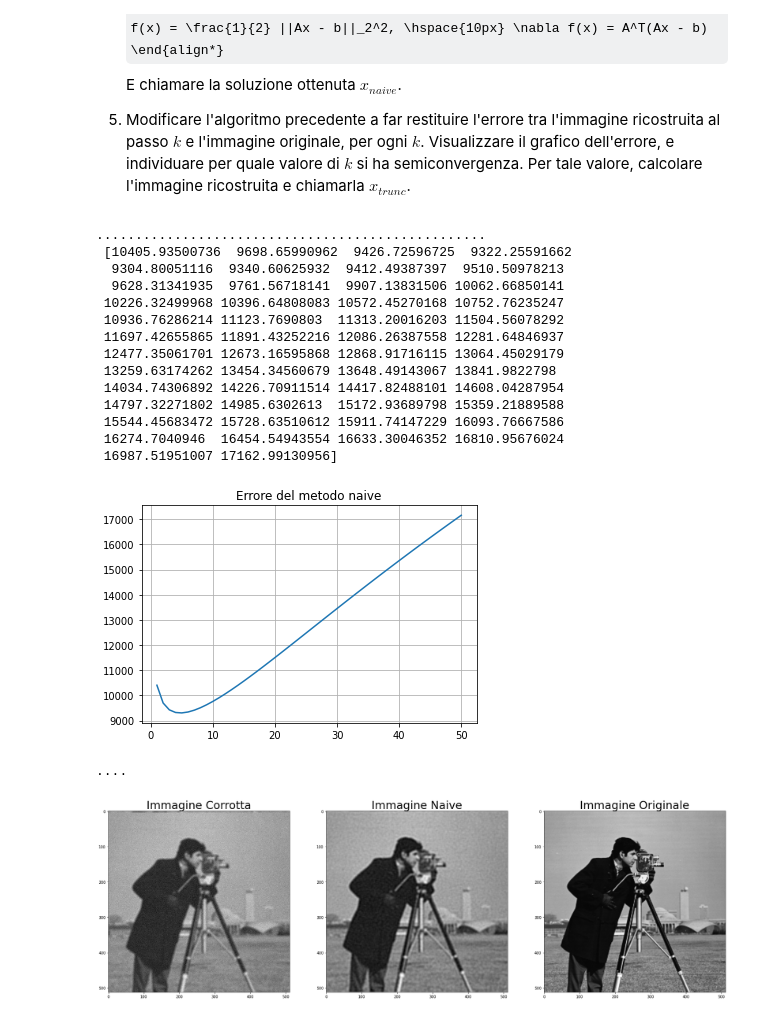
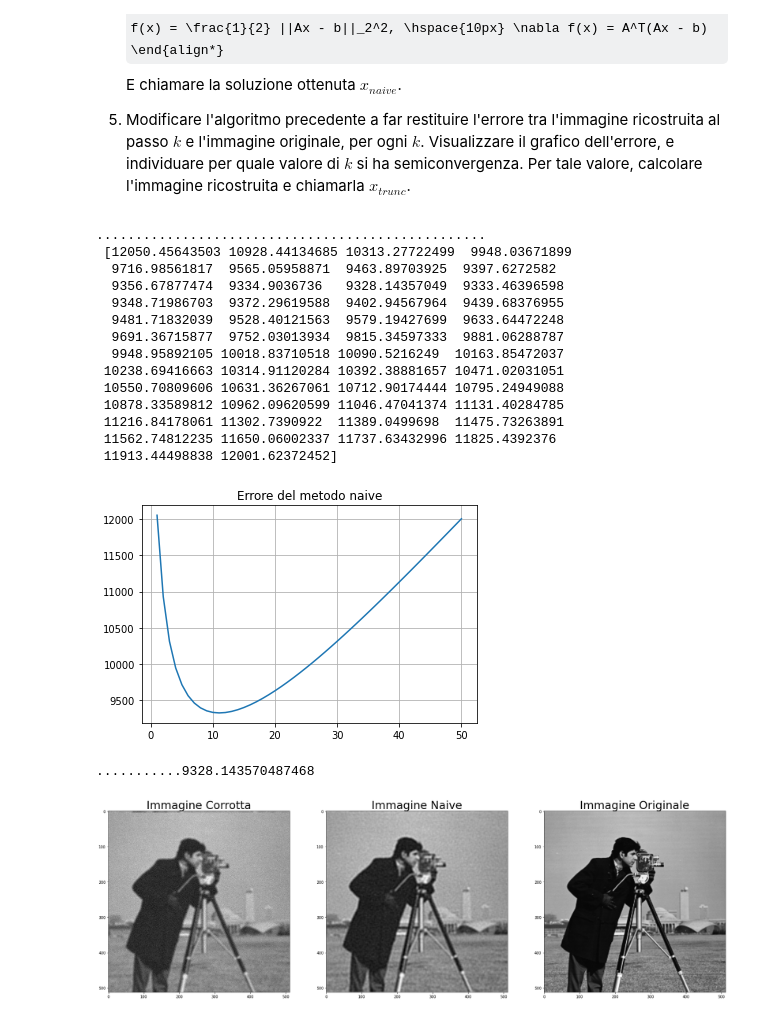
Before and after one commit to lucadonnoh/progetto-deblur, a Jupyter notebook: Progetto_Deblur_CN.ipynb, the cells around one changed output. Drawn from its saved outputs; the diff is of its cells as text; code cells hidden in the pictures; some formulas as TeX source.

```diff
--- a/Progetto_Deblur_CN.ipynb
+++ b/Progetto_Deblur_CN.ipynb
@@ -174,50 +174,51 @@ def minimize(x0, x_true, b, maxit, abstop):
     x = x + next_step(x, b, f, grad) * (-grad) # x + passo*direzione (-gradiente ovvero massima decrescita)
     grad = grad_f(x, b)
     err[k]  = np.linalg.norm(x_true - x)  #distanza con la norma2, prima fa la differenza membro a membro fra matrici poi ne calcola la norma2
-                                          #TODO: in teoria si potrebbe trasformare entrambi le matrici in vettori e poi farne la distanza ma ha senso?
+    if k==5:
+      print(x==)                                #TODO: in teoria si potrebbe trasformare entrambi le matrici in vettori e poi farne la distanza ma ha senso?
     k += 1
     print(".", end='')
 
-  err = err[:k]  #l'ultima iterazione è esclusa perchè l'estremo destro viene escluso
+  err = err[0:k]  #l'ultima iterazione è esclusa perchè l'estremo destro viene escluso
   return(x, k, err)
 # %%
 def plot( iters, error, title):
   err_iteration = np.linspace(1, iters, error.size)
-  plt.plot(err_iteration, err_naive)
+  plt.plot(err_iteration, error)
   plt.title(title)
   plt.grid()
   plt.show()
 
 def find_x_trunc(error):
   return np.where(error == np.amin(error))[0]
 
 MAXITERATIONS=50
 ABSOLUTE_STOP=1.e-5
 
 x0 = np.zeros(X.shape) # immagine ricostruita al passo 0
-(x_naive, ite_naive, err_naive) = minimize(B, X, B, MAXITERATIONS, ABSOLUTE_STOP) #anche se nelle funzioni viene utilizzato 'x' viene passata 'X' ovvero la matrice dell'immagine
+x_naive, ite_naive, err_naive = minimize(B, X, B, MAXITERATIONS, ABSOLUTE_STOP) #anche se nelle funzioni viene utilizzato 'x' viene passata 'X' ovvero la matrice dell'immagine
 print("\n", err_naive)
 plot(ite_naive, err_naive,"Errore del metodo naive")
 
 X_trunc_index = find_x_trunc(err_naive)
-X_trunc,_,_= minimize(x0,X,B,X_trunc_index, ABSOLUTE_STOP)
+X_trunc,_,erroredio= minimize(B,X,B,X_trunc_index+1, ABSOLUTE_STOP)
 # %% [output]
 ..................................................
- [10405.93500736  9698.65990962  9426.72596725  9322.25591662
-  9304.80051116  9340.60625932  9412.49387397  9510.50978213
-  9628.31341935  9761.56718141  9907.13831506 10062.66850141
- 10226.32499968 10396.64808083 10572.45270168 10752.76235247
- 10936.76286214 11123.7690803  11313.20016203 11504.56078292
- 11697.42655865 11891.43252216 12086.26387558 12281.64846937
- 12477.35061701 12673.16595868 12868.91716115 13064.45029179
- 13259.63174262 13454.34560679 13648.49143067 13841.9822798
- 14034.74306892 14226.70911514 14417.82488101 14608.04287954
- 14797.32271802 14985.6302613  15172.93689798 15359.21889588
- 15544.45683472 15728.63510612 15911.74147229 16093.76667586
- 16274.7040946  16454.54943554 16633.30046352 16810.95676024
- 16987.51951007 17162.99130956]
+ [12050.45643503 10928.44134685 10313.27722499  9948.03671899
+  9716.98561817  9565.05958871  9463.89703925  9397.6272582
+  9356.67877474  9334.9036736   9328.14357049  9333.46396598
+  9348.71986703  9372.29619588  9402.94567964  9439.68376955
+  9481.71832039  9528.40121563  9579.19427699  9633.64472248
+  9691.36715877  9752.03013934  9815.34597333  9881.06288787
+  9948.95892105 10018.83710518 10090.5216249  10163.85472037
+ 10238.69416663 10314.91120284 10392.38881657 10471.02031051
+ 10550.70809606 10631.36267061 10712.90174444 10795.24949088
+ 10878.33589812 10962.09620599 11046.47041374 11131.40284785
+ 11216.84178061 11302.7390922  11389.0499698  11475.73263891
+ 11562.74812235 11650.06002337 11737.63432996 11825.4392376
+ 11913.44498838 12001.62372452]
-[figure, old version]
+[figure, new version]
-....
+...........9328.143570487468
 # %%
 #Plottiamo il risultato
 plt.figure(figsize=(30, 10))
```
Also changed, not shown: parts of 6 cells of this notebook.
